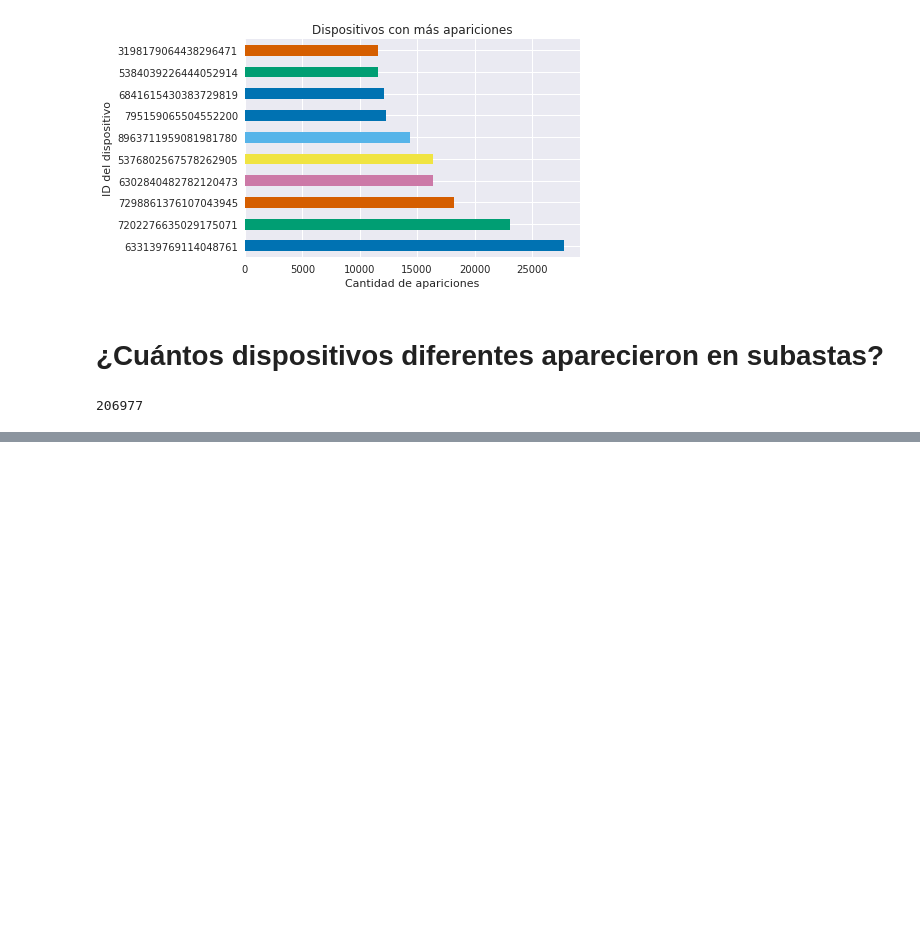
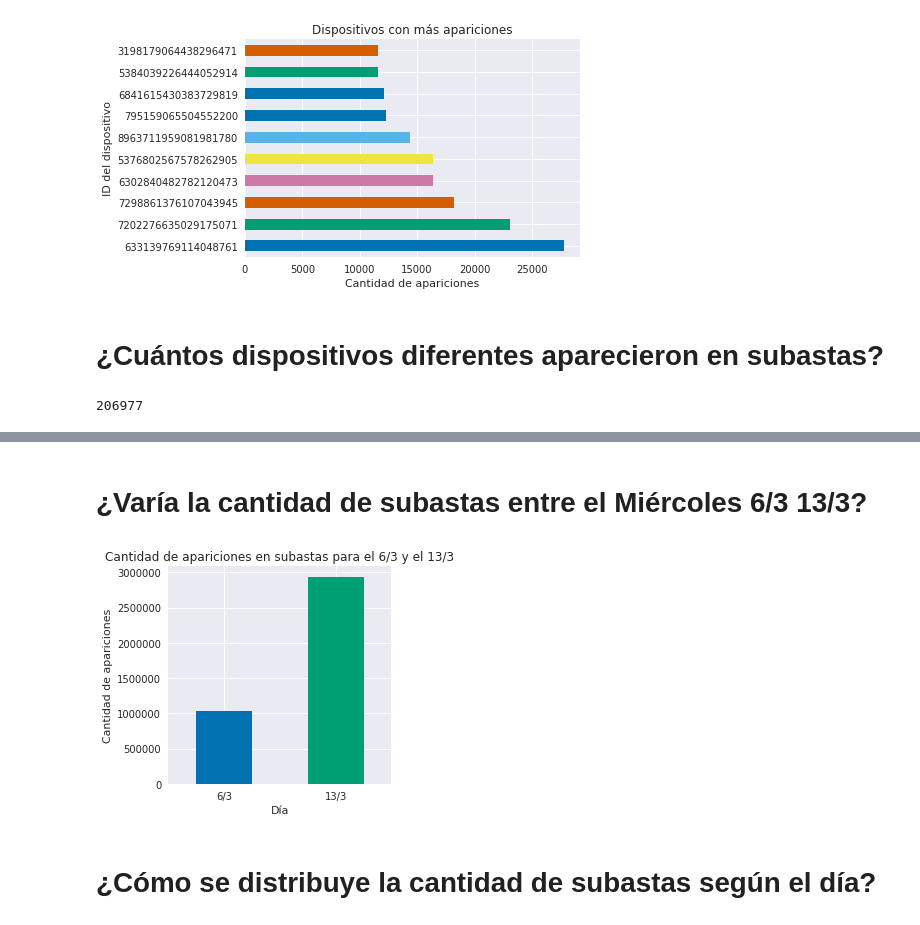
Before and after one commit to mateoicalvo/7506, a Jupyter notebook: tp1/analisis/auctions/auctions.ipynb, the cells around one changed output, grey strips where cells are left out. Drawn from its saved outputs; the diff is of its cells as text; code cells hidden in the pictures; blank space fills up the shorter version.

```diff
--- a/tp1/analisis/auctions/auctions.ipynb
+++ b/tp1/analisis/auctions/auctions.ipynb
@@ -57,0 +90,16 @@ plt.ylabel("Frecuencia");
+# %% [markdown]
+# ¿Varía la cantidad de subastas entre el Miércoles 6/3 13/3?
+# %%
+miercoles_6 = auctions["date"].dt.day == 6
+miercoles_13 = auctions["date"].dt.day == 13
+martes = auctions.loc[miercoles_6 | miercoles_13].groupby(auctions["date"].dt.day).agg({"device_id" : "count"}).rename(columns={"device_id" : "cantidad de subastas"})
+plt.figure(figsize=(4, 4))
+martes["cantidad de subastas"].plot(kind="bar")
+plt.title("Cantidad de apariciones en subastas para el 6/3 y el 13/3")
+plt.ylabel("Cantidad de apariciones")
+plt.xlabel("Día")
+plt.xticks(np.arange(2),["6/3", "13/3"], rotation="horizontal");
+# %% [output]
+[figure, added]
+# %% [markdown]
+# ¿Cómo se distribuye la cantidad de subastas según el día?
```
Also changed, not shown: parts of 14 cells of this notebook.
